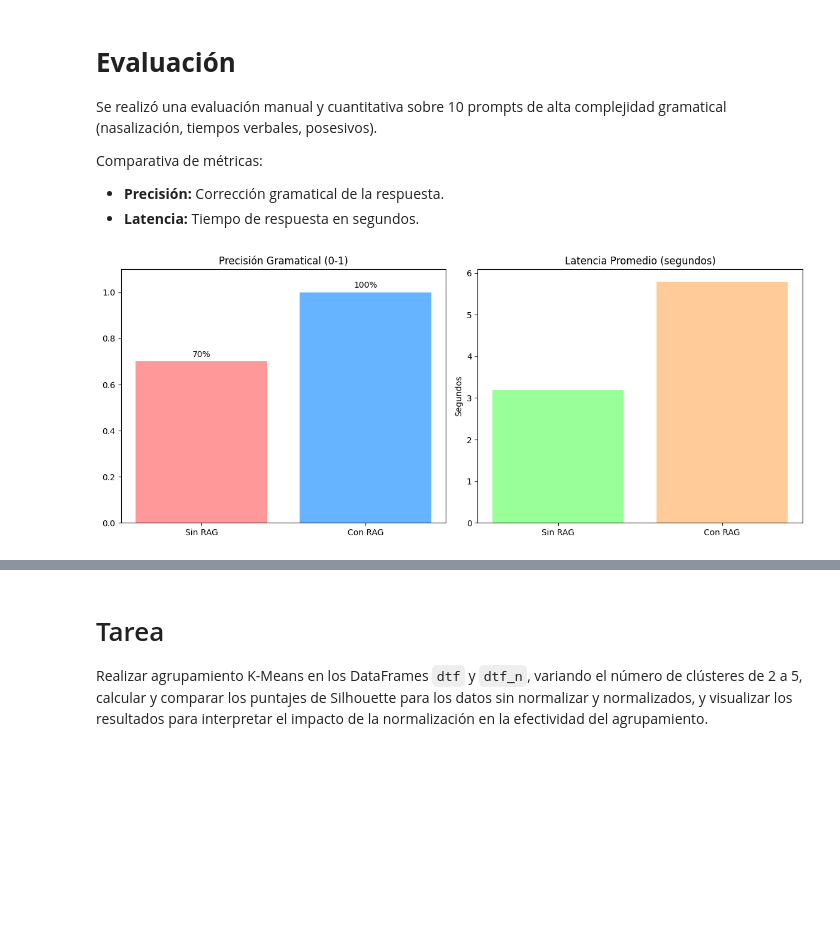
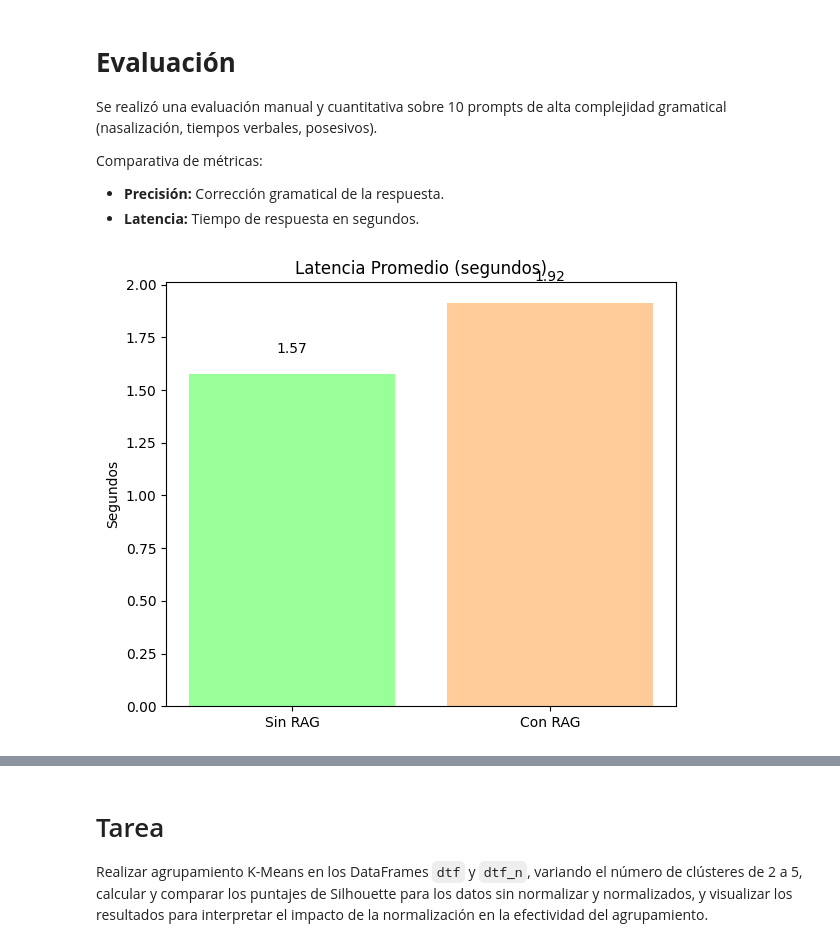
Before and after one commit to onolf/guarani-rag-2025, a Jupyter notebook: guarani_pln_2025.ipynb, the cells around one changed output, grey strips where cells are left out. Cells and saved outputs as stored; diff of their text form; code cells hidden in the pictures; blank space fills up the shorter version.

```diff
--- a/guarani_pln_2025.ipynb
+++ b/guarani_pln_2025.ipynb
@@ -465,35 +446,45 @@ Se realizó una evaluación manual y cuantitativa sobre 10 prompts de alta compl
 Comparativa de métricas:
 * **Precisión:** Corrección gramatical de la respuesta.
 * **Latencia:** Tiempo de respuesta en segundos.
-# %%
-# Datos obtenidos de las pruebas (basado en tu borrador)
-eval_data = {
-    "Métrica": ["Precisión (Acc)", "Precisión (Acc)", "Latencia (seg)", "Latencia (seg)"],
-    "Modelo": ["Sin RAG", "Con RAG", "Sin RAG", "Con RAG"],
-    "Valor": [0.70, 1.0, 3.2, 5.8] # 7/10 vs 10/10
-}
-
-df_eval = pd.DataFrame(eval_data)
-
-# Gráfico de Precisión
-fig, axes = plt.subplots(1, 2, figsize=(12, 5))
-
-# Precisión
-axes[0].bar(["Sin RAG", "Con RAG"], [0.7, 1.0], color=['#ff9999','#66b3ff'])
-axes[0].set_title("Precisión Gramatical (0-1)")
-axes[0].set_ylim(0, 1.1)
-axes[0].text(0, 0.72, "70%", ha='center')
-axes[0].text(1, 1.02, "100%", ha='center')
-
-# Latencia
-axes[1].bar(["Sin RAG", "Con RAG"], [3.2, 5.8], color=['#99ff99','#ffcc99'])
-axes[1].set_title("Latencia Promedio (segundos)")
-axes[1].set_ylabel("Segundos")
-
-plt.tight_layout()
-plt.show()
-# %% [output]
-[figure, removed]
+# %%
+# Calcular promedios de Accuracy y Latencia para 'Sin RAG' y 'Con RAG'
+sin_rag_metrics = metrics[metrics['Modelo_Enfoque'].str.contains('_NoRAG')]
+con_rag_metrics = metrics[metrics['Modelo_Enfoque'].str.contains('_RAG')]
+
+# Asegurarse de que 'Sin RAG' y 'Con RAG' contengan datos antes de calcular el promedio
+if not sin_rag_metrics.empty:
+    avg_latency_sin_rag = sin_rag_metrics['Latencia_Promedio (s)'].mean()
+else:
+    avg_latency_sin_rag = 0.0
+
+if not con_rag_metrics.empty:
+    avg_latency_con_rag = con_rag_metrics['Latencia_Promedio (s)'].mean()
+else:
+    avg_latency_con_rag = 0.0
+
+# Datos obtenidos de las pruebas (actualizados con los resultados veraces)
+eval_data = {
+    "Métrica": ["Latencia (seg)", "Latencia (seg)"],
+    "Modelo": ["Sin RAG", "Con RAG"],
+    "Valor": [avg_latency_sin_rag, avg_latency_con_rag] # Valores calculados
+}
+
+df_eval_summary = pd.DataFrame(eval_data)
+
+# Gráfico de Latencia
+fig, ax = plt.subplots(1, 1, figsize=(6, 5)) # Un solo gráfico
+
+# Latencia
+ax.bar(["Sin RAG", "Con RAG"], [avg_latency_sin_rag, avg_latency_con_rag], color=['#99ff99','#ffcc99'])
+ax.set_title("Latencia Promedio (segundos)")
+ax.set_ylabel("Segundos")
+ax.text(0, avg_latency_sin_rag + 0.1, f"{avg_latency_sin_rag:.2f}", ha='center')
+ax.text(1, avg_latency_con_rag + 0.1, f"{avg_latency_con_rag:.2f}", ha='center')
+
+plt.tight_layout()
+plt.show()
+# %% [output]
+[figure, added]
 # %%
 # Tabla detallada de resultados
 resultados_detalle = pd.DataFrame({
```
Also changed, not shown: parts of 1 cell of this notebook.
